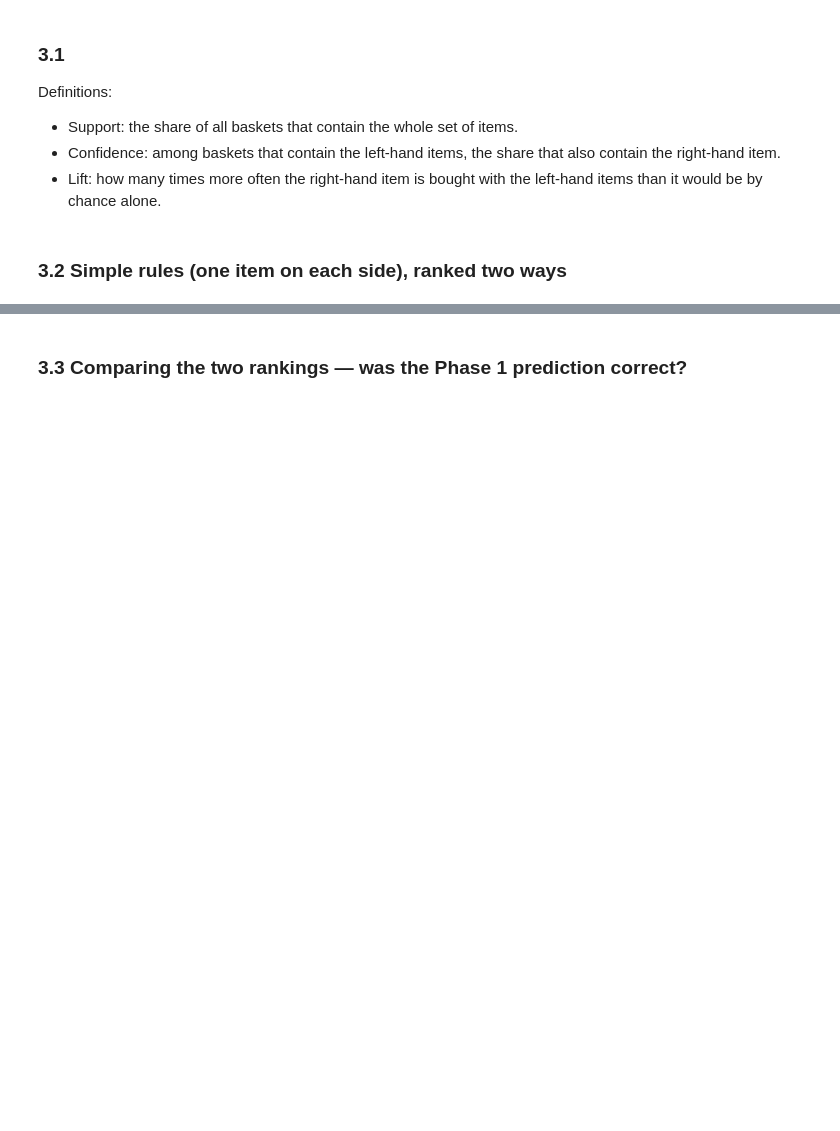
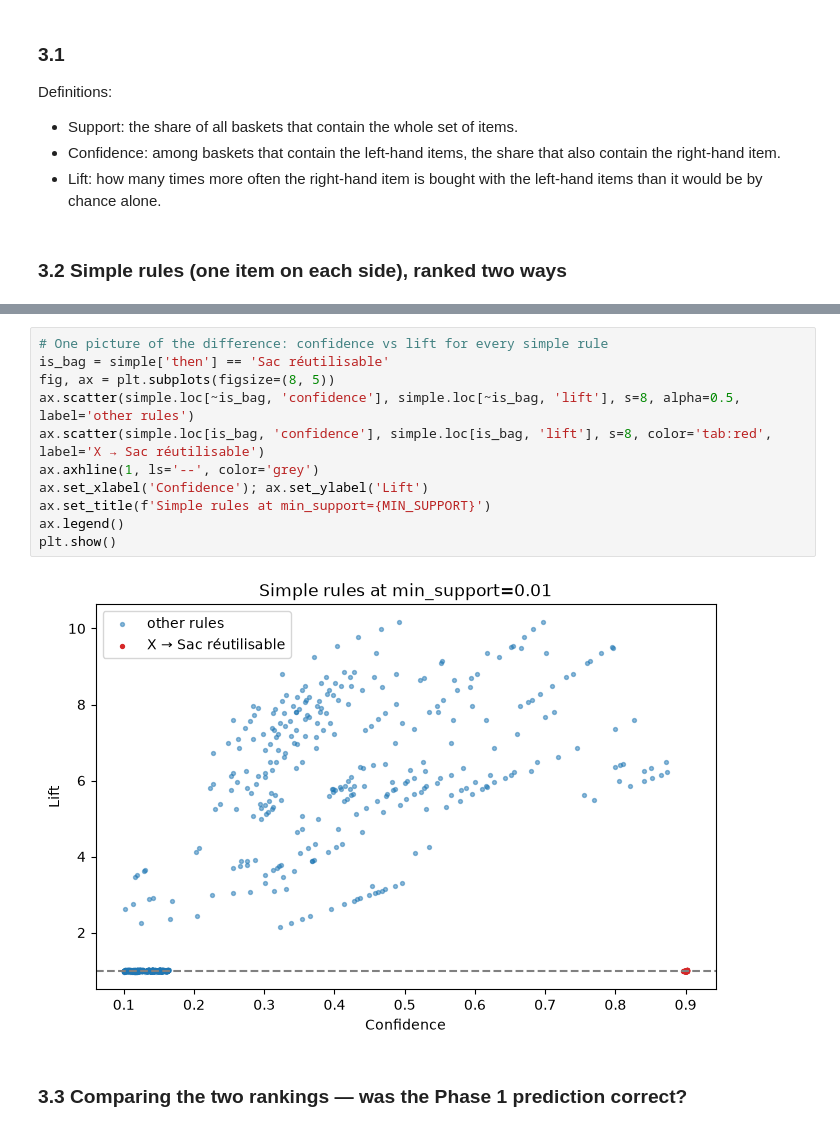
Before and after one commit to knikop/boreal-reco-knikop, a Jupyter notebook: notebooks/01_mining.ipynb, the cells around one changed output, grey strips where cells are left out. Cells and saved outputs as stored; diff of their text form; blank space fills up the shorter version.

```diff
--- a/notebooks/01_mining.ipynb
+++ b/notebooks/01_mining.ipynb
@@ -285,3 +304,16 @@ simple.sort_values('lift', ascending=False)[cols].head(10)
+# %%
+# One picture of the difference: confidence vs lift for every simple rule
+is_bag = simple['then'] == 'Sac réutilisable'
+fig, ax = plt.subplots(figsize=(8, 5))
+ax.scatter(simple.loc[~is_bag, 'confidence'], simple.loc[~is_bag, 'lift'], s=8, alpha=0.5, label='other rules')
+ax.scatter(simple.loc[is_bag, 'confidence'], simple.loc[is_bag, 'lift'], s=8, color='tab:red', label='X → Sac réutilisable')
+ax.axhline(1, ls='--', color='grey')
+ax.set_xlabel('Confidence'); ax.set_ylabel('Lift')
+ax.set_title(f'Simple rules at min_support={MIN_SUPPORT}')
+ax.legend()
+plt.show()
+# %% [output]
+[figure, added]
 # %% [markdown]
 ### 3.3 Comparing the two rankings — was the Phase 1 prediction correct?
 # %% [markdown]
```
Also changed, not shown: parts of 1 cell of this notebook.
